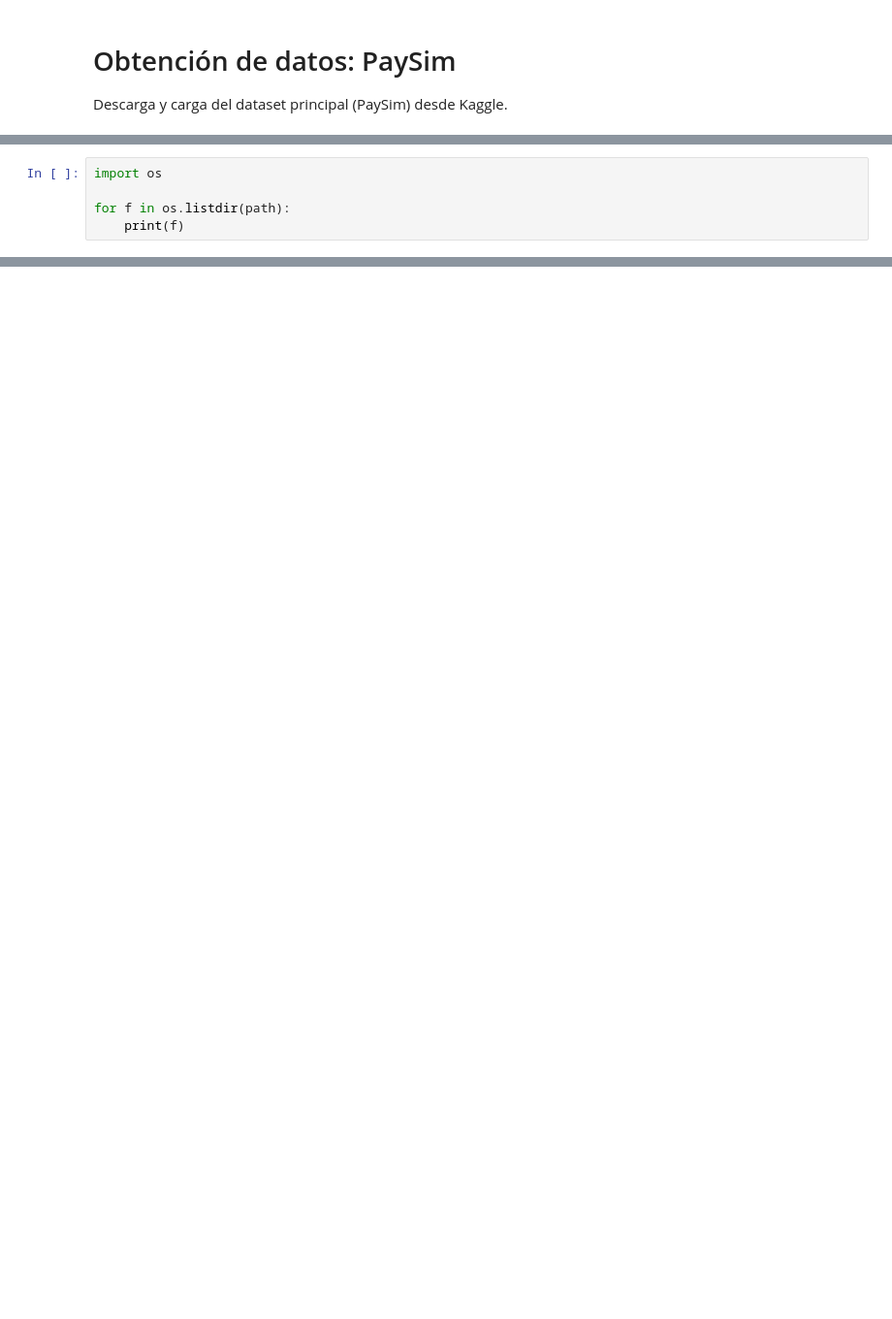
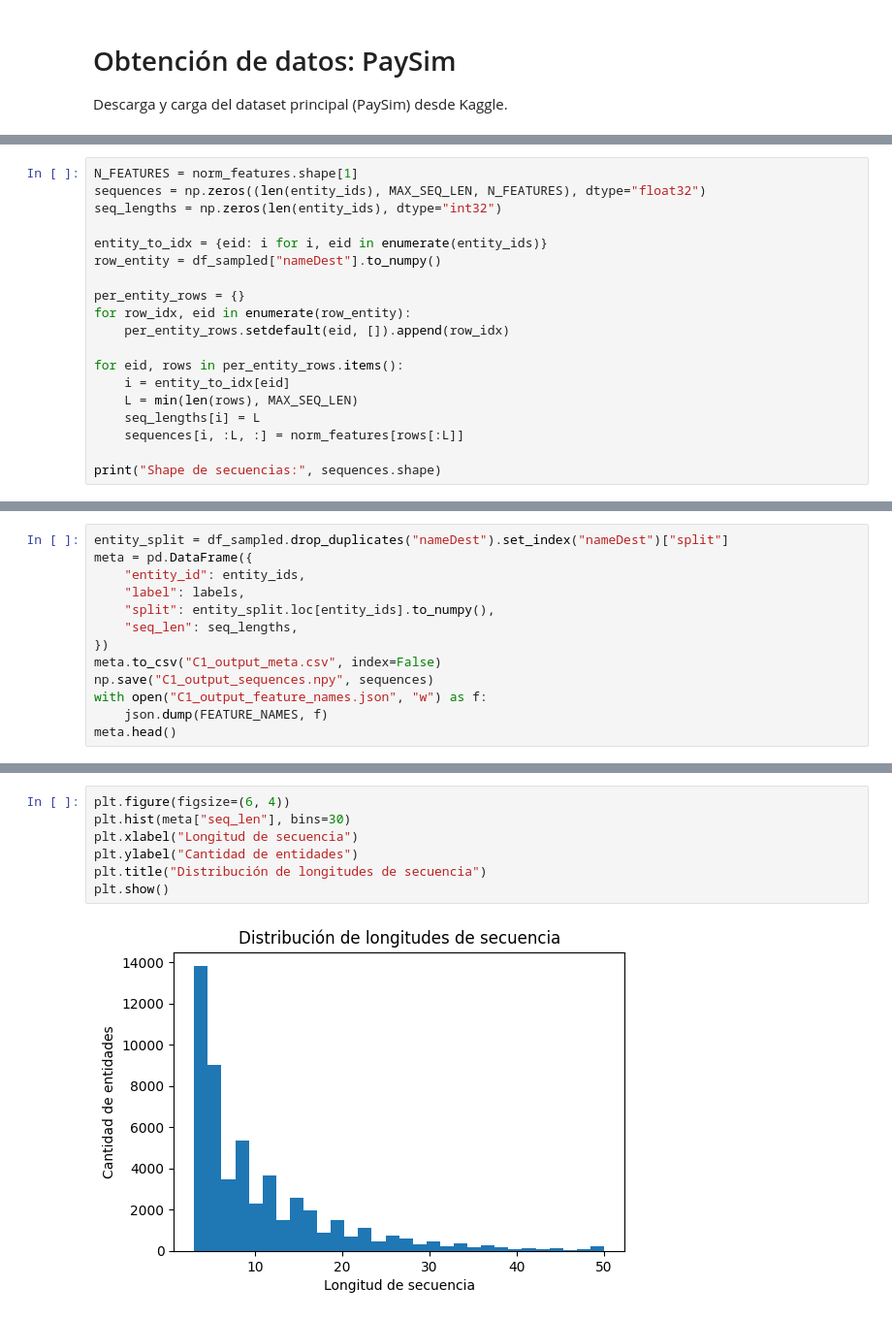
Before and after one commit to nilsmuralles/P2-Deep, a Jupyter notebook: 01_ingenieria_datos.ipynb, the cells around one changed output, grey strips where cells are left out. Shown at 97% size. Drawn from its saved outputs; the diff is of its cells as text; blank space fills up the shorter version.

Commit message:
feat: complete data pipeliine

```diff
--- a/01_ingenieria_datos.ipynb
+++ b/01_ingenieria_datos.ipynb
@@ -16,5 +11,0 @@ Dataset descargado en: /Users/nilsmurallesmorales/.cache/kagglehub/datasets/eala
-# %%
-import os
-
-for f in os.listdir(path):
-    print(f)
@@ -37,0 +122,19 @@ df.head()
+# %%
+N_FEATURES = norm_features.shape[1]
+sequences = np.zeros((len(entity_ids), MAX_SEQ_LEN, N_FEATURES), dtype="float32")
+seq_lengths = np.zeros(len(entity_ids), dtype="int32")
+
+entity_to_idx = {eid: i for i, eid in enumerate(entity_ids)}
+row_entity = df_sampled["nameDest"].to_numpy()
+
+per_entity_rows = {}
+for row_idx, eid in enumerate(row_entity):
+    per_entity_rows.setdefault(eid, []).append(row_idx)
+
+for eid, rows in per_entity_rows.items():
+    i = entity_to_idx[eid]
+    L = min(len(rows), MAX_SEQ_LEN)
+    seq_lengths[i] = L
+    sequences[i, :L, :] = norm_features[rows[:L]]
+
+print("Shape de secuencias:", sequences.shape)
@@ -37,0 +143,13 @@ df.head()
+# %%
+entity_split = df_sampled.drop_duplicates("nameDest").set_index("nameDest")["split"]
+meta = pd.DataFrame({
+    "entity_id": entity_ids,
+    "label": labels,
+    "split": entity_split.loc[entity_ids].to_numpy(),
+    "seq_len": seq_lengths,
+})
+meta.to_csv("C1_output_meta.csv", index=False)
+np.save("C1_output_sequences.npy", sequences)
+with open("C1_output_feature_names.json", "w") as f:
+    json.dump(FEATURE_NAMES, f)
+meta.head()
@@ -37,0 +165,9 @@ df.head()
+# %%
+plt.figure(figsize=(6, 4))
+plt.hist(meta["seq_len"], bins=30)
+plt.xlabel("Longitud de secuencia")
+plt.ylabel("Cantidad de entidades")
+plt.title("Distribución de longitudes de secuencia")
+plt.show()
+# %% [output]
+[figure, added]
```
Also changed, not shown: parts of 17 cells of this notebook, 1 other file.
